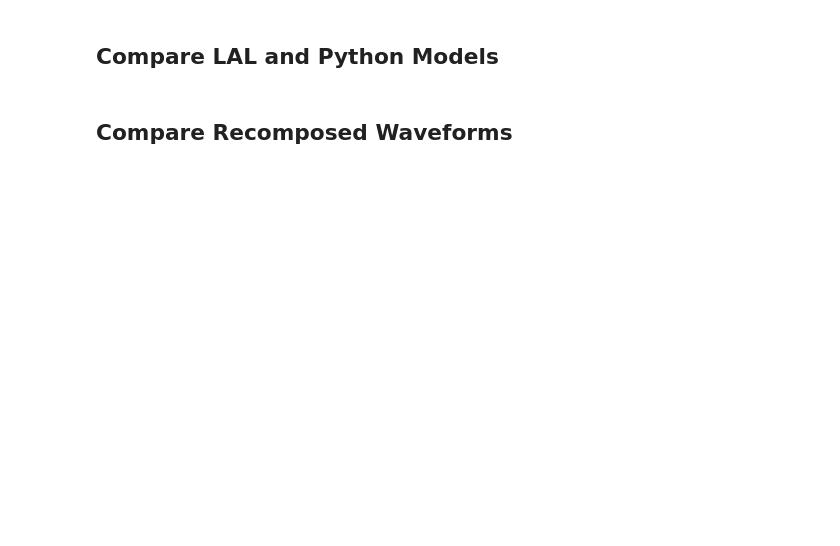
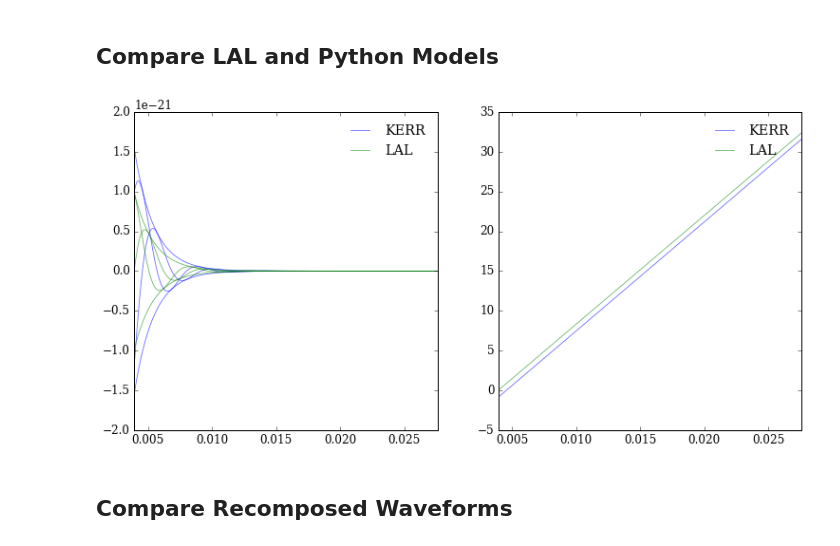
Before and after one commit to llondon6/review_ringdownFD_nikhef, a Jupyter notebook: factory/foo.ipynb, the cells around one changed output. Saved outputs shown, nothing was run; the diff lists cells and outputs as text; code cells hidden in the pictures; blank space fills up the shorter version.

```diff
--- a/factory/foo.ipynb
+++ b/factory/foo.ipynb
@@ -104,6 +111,7 @@ A = scsearch(keyword='D11_q1.00_a0.0_m240',verbose=True)
 # %%
 # Load simulation data
 a = A[0]
-y = gwylm( a, lm=[(2,2),(3,2),(4,4)], verbose=True )
+# y = gwylm( a, lm=[(2,2)], verbose=True )
+y = gwylm( a, lm=[(2,2),(3,2)], verbose=True )
 # %% [output]
 (gwylm)>> Found dt (=0.15) keyword.
@@ -277,7 +559,7 @@ print Slal
 # %%
 
 #
-l,m,n = 4,4,0
+l,m,n = 2,2,1
 
 #
 pyh = physh( ns.meval_mode(l,m,n,eta)(t_code), M_Sol, D_Mpc )
@@ -286,33 +568,35 @@ pyh = physh( ns.meval_mode(l,m,n,eta)(t_code), M_Sol, D_Mpc )
 lah_raw = lalsim.SimRingdownGenerateSingleBareModeMMRDNS_time( 0.0, deltaT,Mf,xf,eta,l,m,n,D,0,0,len(t_code), physt(0,M_Sol) )
 lah = lah_raw.data.data
 
 #
 t = physt(t_code,M_Sol)
 
 #
 fig = figure( figsize = 6*array([2.1,1]) )
 
 #
 def plotc(c,color='k',alpha=1,label=None,linestyle='-'):
     #
     subplot(1,2,1)
     alpha = 0.6
     plot( t, c.real, color = color, alpha=alpha, label=label,linestyle=linestyle )
     plot( t, c.imag, color = color, alpha=alpha,linestyle=linestyle )
     plot( t, abs(c), color = color, alpha=alpha,linestyle=linestyle )
     plot( t,-abs(c), color = color, alpha=alpha,linestyle=linestyle )
     xlim( lim(t) )
     legend( frameon=False )
     #
     subplot(1,2,2)
     alpha = 0.6
     plot( t, unwrap(angle(c)), color = color, alpha=alpha, label=label,linestyle=linestyle )
     xlim( lim(t) )
     legend( frameon=False )
 
 
 plotc( pyh, color='b', label = 'KERR',linestyle='-' )
 plotc( lah, color='g', label = 'LAL',linestyle='-' )
+# %% [output]
+[figure, added]
 # %% [markdown]
 ## Compare Recomposed Waveforms
 # %%
```
Also changed, not shown: parts of 18 cells of this notebook.
